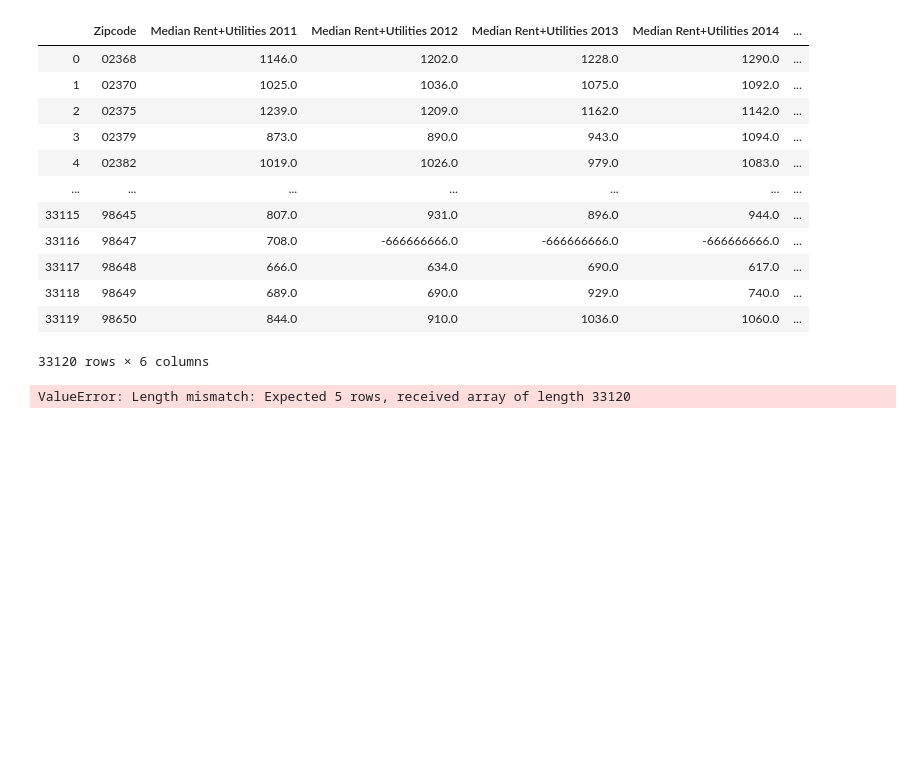
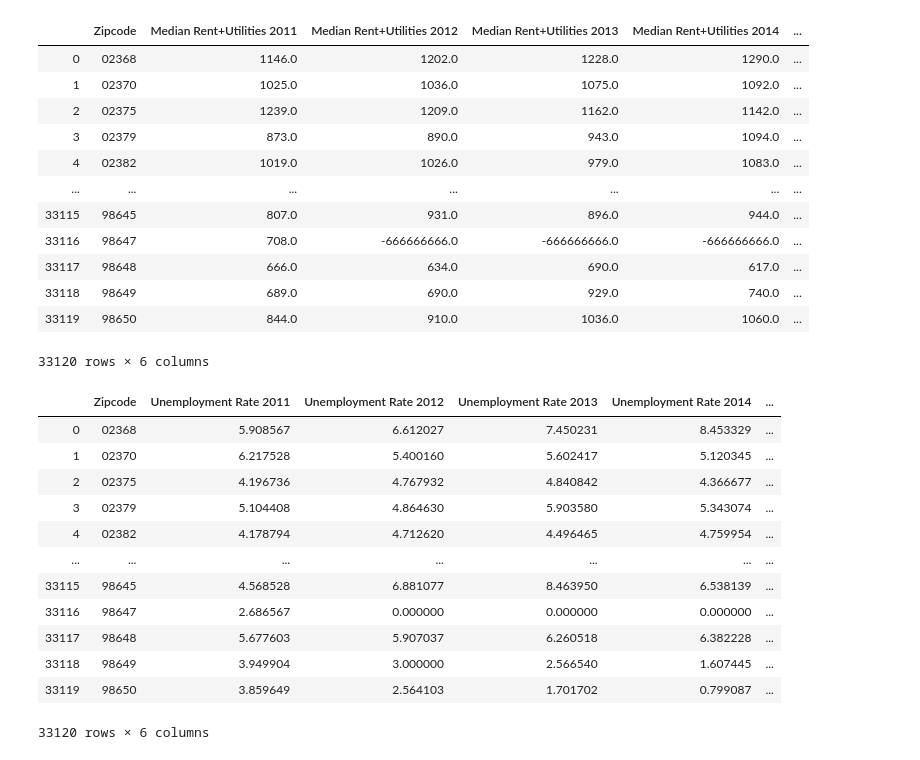
Before and after one commit to bugbhm/Project_1_group4, a Jupyter notebook: Project 1 - Hailey.ipynb, the cells around one changed output. Cells and saved outputs as stored; diff of their text form; code cells hidden in the pictures; blank space fills up the shorter version.

```diff
--- a/Project 1 - Hailey.ipynb
+++ b/Project 1 - Hailey.ipynb
@@ -229,17 +248,23 @@ rent_cost_compare
 | 33118 | 98649 | 689.0 | 690.0 | 929.0 | 740.0 | ... |
 | 33119 | 98650 | 844.0 | 910.0 | 1036.0 | 1060.0 | ... |
 33120 rows × 6 columns
-# %%
-#unemployment rate
-unemp_2011 = all_data['# Unemployed 2011'] / all_data['Total Population 2011'] * 100
-unemp_2012 = all_data['# Unemployed 2012'] / all_data['Total Population 2012'] * 100
-unemp_2013 = all_data['# Unemployed 2013'] / all_data['Total Population 2013'] * 100
-unemp_2014 = all_data['# Unemployed 2014'] / all_data['Total Population 2014'] * 100
-unemp_2015 = all_data['# Unemployed 2015'] / all_data['Total Population 2015'] * 100
-
-unemp_pcts = unemp_2011, unemp_2012, unemp_2013, unemp_2014, unemp_2015
-unemp_rate = pd.DataFrame(unemp_pcts)
-unemp_rate.set_index(all_data['Zipcode'])
-unemp_rate
-# %% [output]
-ValueError: Length mismatch: Expected 5 rows, received array of length 33120
+# %%
+# unemployment rate
+unemp_pct_years = all_data[['Zipcode', 'Unemployment Rate 2011', 'Unemployment Rate 2012', 'Unemployment Rate 2013', 'Unemployment Rate 2014', 'Unemployment Rate 2015']]
+unempployment_rate = pd.DataFrame(unemp_pct_years)
+unempployment_rate.set_index(['Zipcode'])
+unempployment_rate
+# %% [output]
+|  | Zipcode | Unemployment Rate 2011 | Unemployment Rate 2012 | Unemployment Rate 2013 | Unemployment Rate 2014 | ... |
+| 0 | 02368 | 5.908567 | 6.612027 | 7.450231 | 8.453329 | ... |
+| 1 | 02370 | 6.217528 | 5.400160 | 5.602417 | 5.120345 | ... |
+| 2 | 02375 | 4.196736 | 4.767932 | 4.840842 | 4.366677 | ... |
+| 3 | 02379 | 5.104408 | 4.864630 | 5.903580 | 5.343074 | ... |
+| 4 | 02382 | 4.178794 | 4.712620 | 4.496465 | 4.759954 | ... |
+| ... | ... | ... | ... | ... | ... | ... |
+| 33115 | 98645 | 4.568528 | 6.881077 | 8.463950 | 6.538139 | ... |
+| 33116 | 98647 | 2.686567 | 0.000000 | 0.000000 | 0.000000 | ... |
+| 33117 | 98648 | 5.677603 | 5.907037 | 6.260518 | 6.382228 | ... |
+| 33118 | 98649 | 3.949904 | 3.000000 | 2.566540 | 1.607445 | ... |
+| 33119 | 98650 | 3.859649 | 2.564103 | 1.701702 | 0.799087 | ... |
+33120 rows × 6 columns
```
Also changed, not shown: parts of 7 cells of this notebook.
